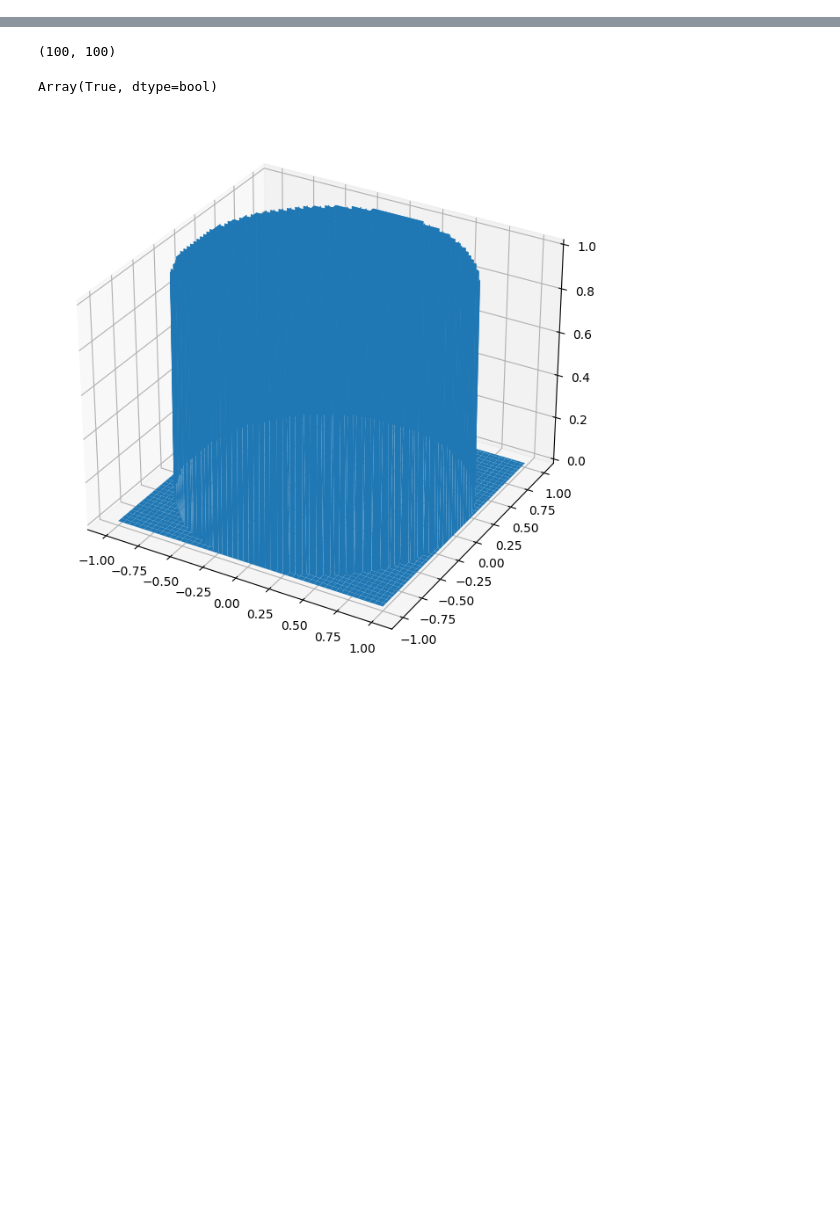
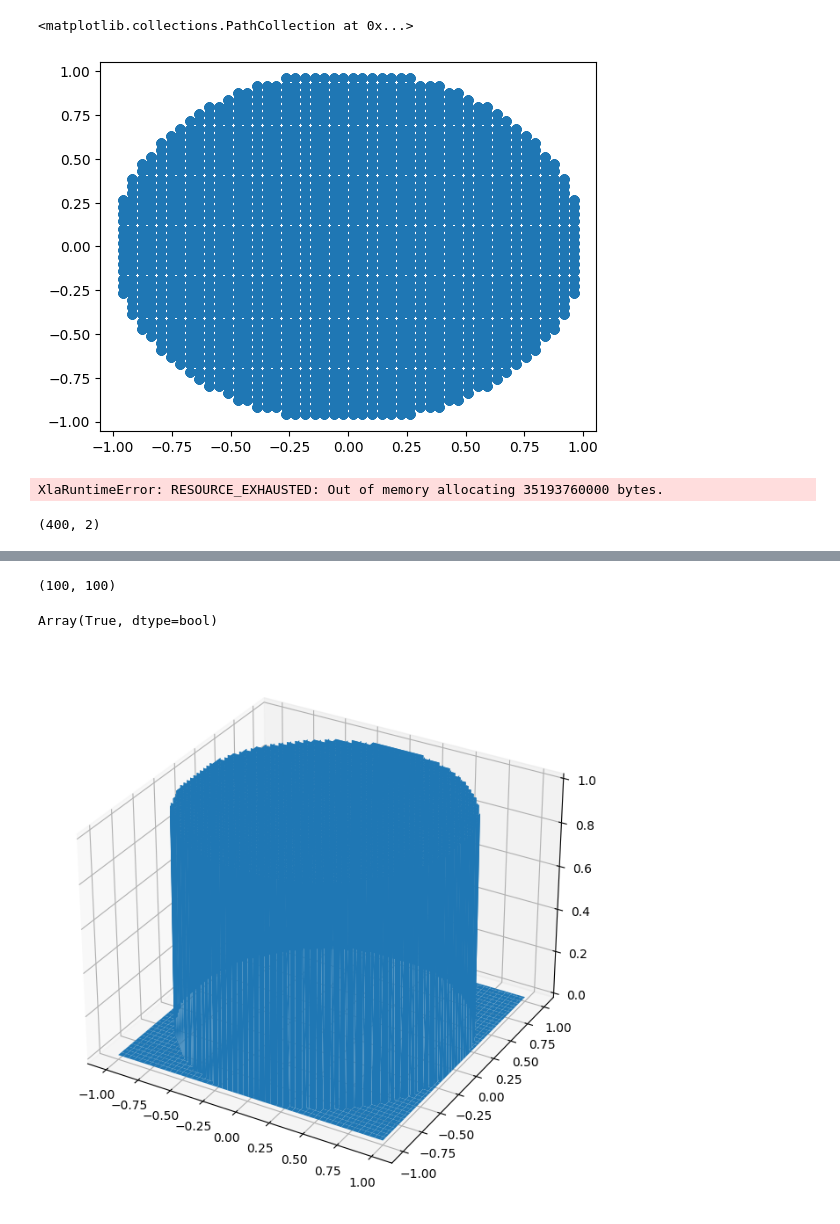
Before and after one commit to ExcitingSystems/exciting-environments, a Jupyter notebook: dev.ipynb, the cells around one changed output, grey strips where cells are left out. Drawn from its saved outputs; the diff is of its cells as text; code cells hidden in the pictures; blank space fills up the shorter version.

Commit message:
added new evaluator progress

```diff
--- a/dev.ipynb
+++ b/dev.ipynb
@@ -3,0 +10,16 @@ import jax
+# %%
+def constr_function(data_point):
+    constr1=jax.nn.relu((data_point[0]**2+data_point[1]**2)-1)
+    #constr2= jax.nn.relu(0.3-(data_point[0]**2+data_point[1]**2))
+    return constr1#+constr2
+# %%
+evaluator=Evaluator(constraint_function=constr_function,data_dim=3,points_per_dim=25)
+# %%
+plt.scatter(evaluator.constraint_data_space_grid[:,0],evaluator.constraint_data_space_grid[:,1])
+# %% [output]
+<matplotlib.collections.PathCollection at 0x...>
+[figure, added]
+# %%
+evaluator.default_ae(evaluator.constraint_data_space_grid[:])
+# %% [output]
+XlaRuntimeError: RESOURCE_EXHAUSTED: Out of memory allocating 35193760000 bytes.
@@ -3,0 +37,4 @@ import jax
+# %%
+build_grid(2,-1,1,20).shape
+# %% [output]
+(400, 2)
```
Also changed, not shown: parts of 19 cells of this notebook, 3 other files.
